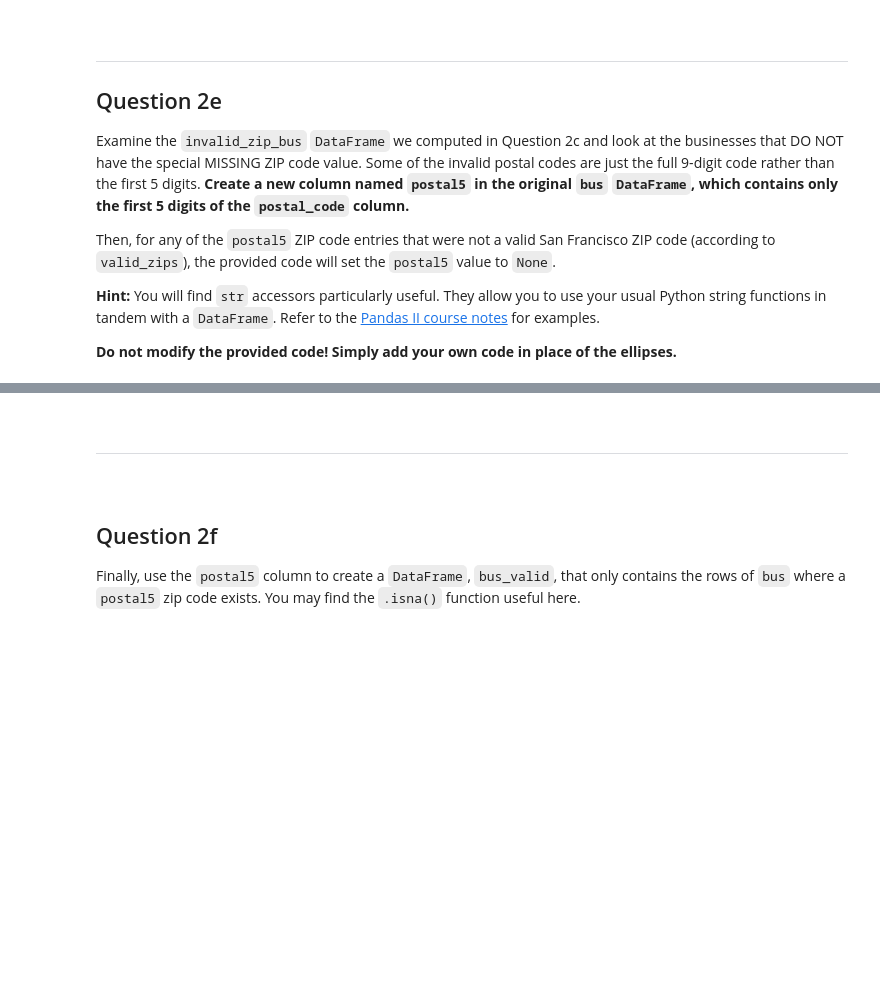
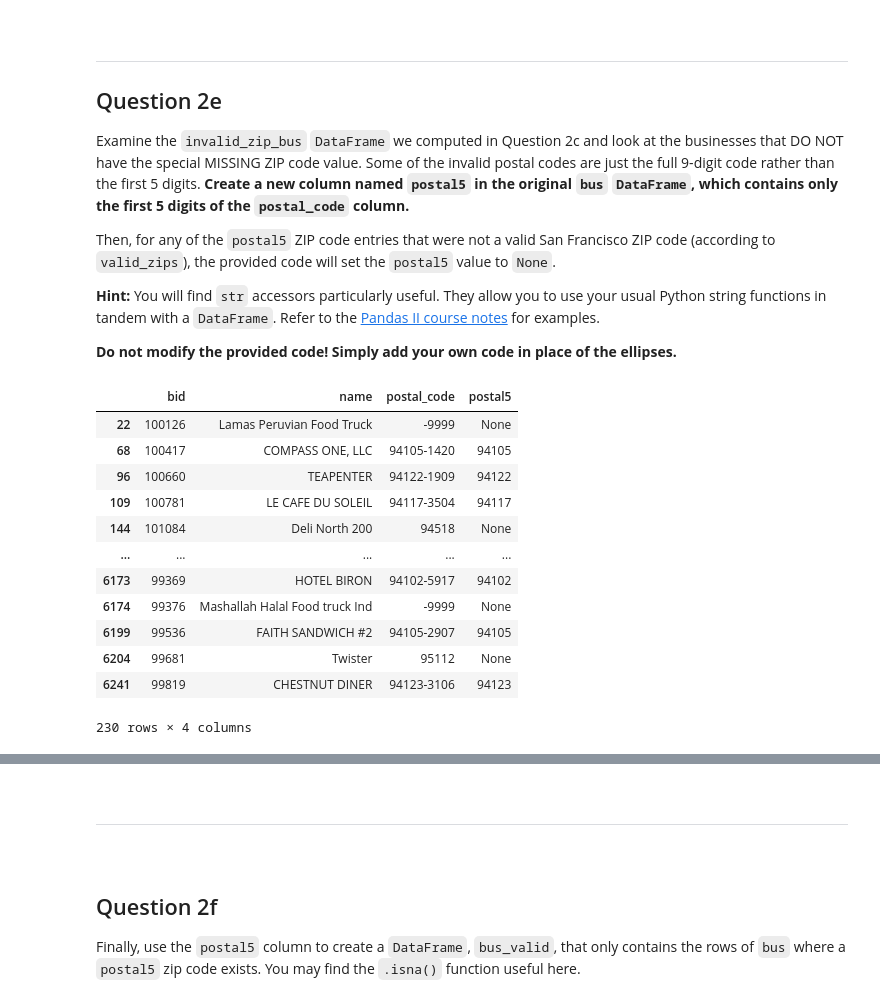
Before and after one commit to garyagasa/DS100_2025Summer_GA, a Jupyter notebook: hw/hw02A/hw02A.ipynb, the cells around one changed output, grey strips where cells are left out. Cells and saved outputs as stored; diff of their text form; code cells hidden in the pictures; blank space fills up the shorter version.

```diff
--- a/hw/hw02A/hw02A.ipynb
+++ b/hw/hw02A/hw02A.ipynb
@@ -665,11 +678,23 @@ Then, for any of the `postal5` ZIP code entries that were not a valid San Franci
 
 **Do not modify the provided code! Simply add your own code in place of the ellipses.**
 # %%
-bus['postal5'] = None
-...
-
+bus['postal5'] = bus['postal_code'].str.slice(0, 5)
 bus.loc[~bus['postal5'].isin(valid_zips), 'postal5'] = None
 # Checking the corrected postal5 column
 bus.loc[invalid_zip_bus.index, ['bid', 'name', 'postal_code', 'postal5']]
+# %% [output]
+|  | bid | name | postal_code | postal5 |
+| 22 | 100126 | Lamas Peruvian Food Truck | -9999 | None |
+| 68 | 100417 | COMPASS ONE, LLC | 94105-1420 | 94105 |
+| 96 | 100660 | TEAPENTER | 94122-1909 | 94122 |
+| 109 | 100781 | LE CAFE DU SOLEIL | 94117-3504 | 94117 |
+| 144 | 101084 | Deli North 200 | 94518 | None |
+| ... | ... | ... | ... | ... |
+| 6173 | 99369 | HOTEL BIRON | 94102-5917 | 94102 |
+| 6174 | 99376 | Mashallah Halal Food truck Ind | -9999 | None |
+| 6199 | 99536 | FAITH SANDWICH #2 | 94105-2907 | 94105 |
+| 6204 | 99681 | Twister | 95112 | None |
+| 6241 | 99819 | CHESTNUT DINER | 94123-3106 | 94123 |
+230 rows × 4 columns
 # %%
 grader.check("q2e")
```
Also changed, not shown: parts of 6 cells of this notebook, 1 other file.
